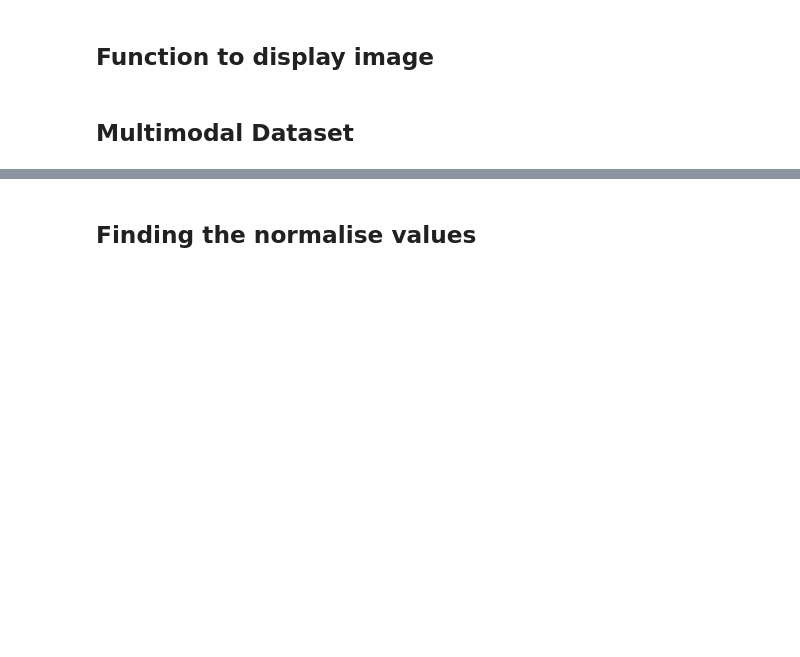
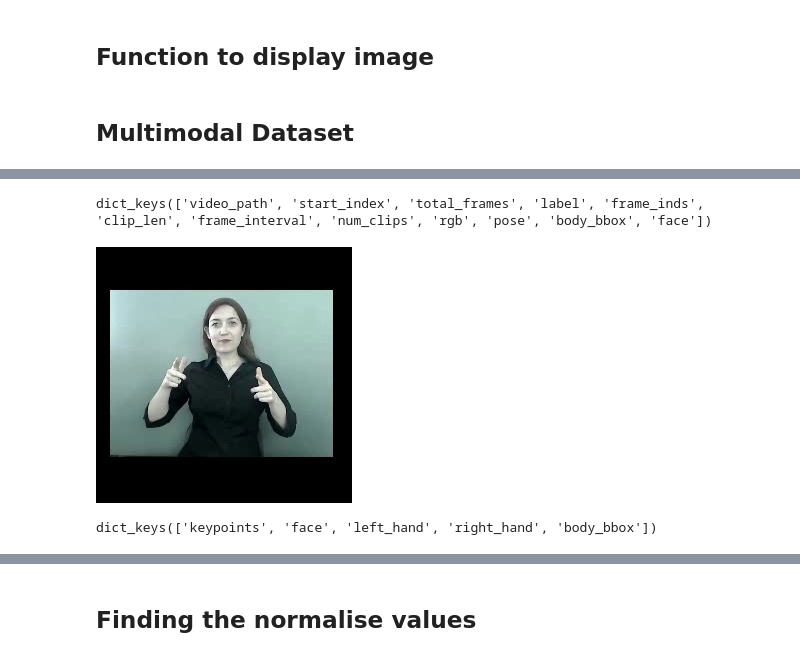
Before and after one commit to UoA-CARES/sign-language-benchmarks, a Jupyter notebook: experiments/wlasl/seven_sees/dataset_output.ipynb, the cells around one changed output, grey strips where cells are left out. Saved outputs shown, nothing was run; the diff lists cells and outputs as text; code cells hidden in the pictures; blank space fills up the shorter version.

```diff
--- a/experiments/wlasl/seven_sees/dataset_output.ipynb
+++ b/experiments/wlasl/seven_sees/dataset_output.ipynb
@@ -43,0 +61,2 @@ iter_ = iter(test_loader)
+# %%
+results = train_dataset.load_video(idx=22)
@@ -43,0 +89,2 @@ iter_ = iter(test_loader)
+# %%
+results = train_dataset.load_video(0)
@@ -43,0 +109,10 @@ iter_ = iter(test_loader)
+# %%
+results.keys()
+# %% [output]
+dict_keys(['video_path', 'start_index', 'total_frames', 'label', 'frame_inds', 'clip_len', 'frame_interval', 'num_clips', 'rgb', 'pose', 'body_bbox', 'face'])
+# %%
+rgb = results['rgb']
+# %%
+rgb[0]
+# %% [output]
+[figure, added]
@@ -43,0 +121,4 @@ iter_ = iter(test_loader)
+# %%
+pose[0].keys()
+# %% [output]
+dict_keys(['keypoints', 'face', 'left_hand', 'right_hand', 'body_bbox'])
```
Also changed, not shown: parts of 34 cells of this notebook, 4 other files.
